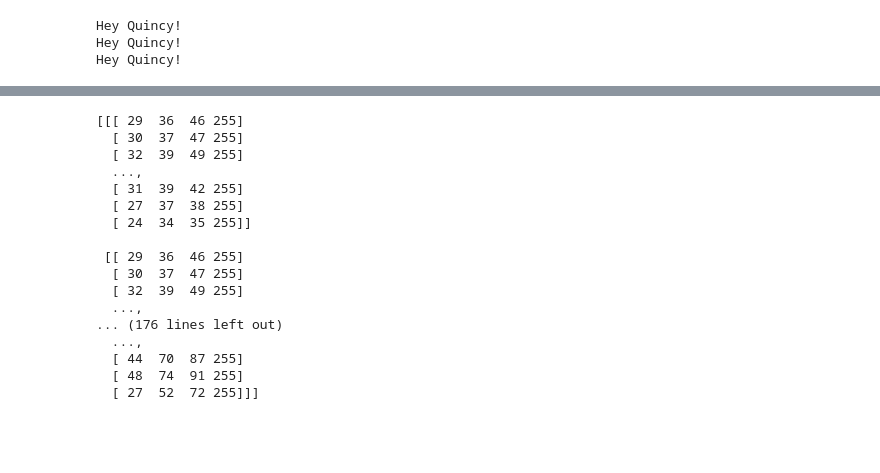
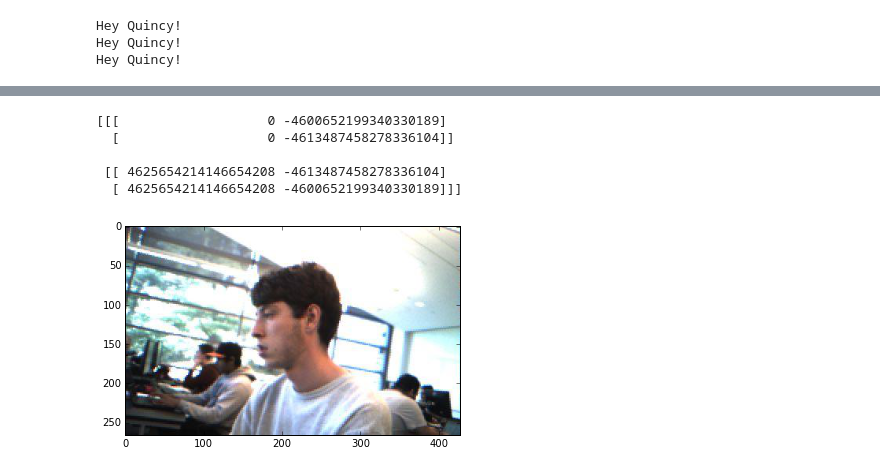
Before and after one commit to quincifer/IPython-Notebook, a Jupyter notebook: Notebooks/[jyro]Numpy-Photobooth-Lab.ipynb, the cells around one changed output, grey strips where cells are left out. Saved outputs shown, nothing was run; the diff lists cells and outputs as text; code cells hidden in the pictures; blank space fills up the shorter version.

```diff
--- a/Notebooks/[jyro]Numpy-Photobooth-Lab.ipynb
+++ b/Notebooks/[jyro]Numpy-Photobooth-Lab.ipynb
@@ -52,15 +33,24 @@ array([[[ 0.,  0.,  0.,  0.,  0.],
+# %%
+
+some = numpy.empty((2, 2, 2), int)
+print some
+# %% [output]
+[[[                   0 -4600652199340330189]
+  [                   0 -4613487458278336104]]
+
+ [[ 4625654214146654208 -4613487458278336104]
+  [ 4625654214146654208 -4600652199340330189]]]
 # %%
 def resize(image,factor):
     resizeX = image.shape[1] * factor
     resizeY = image.shape[0] * factor
-    resized = numpy.empty((resizeY, resizeX, 4), int)
+    resized = numpy.empty((resizeY, resizeX, 4), numpy.uint8)
     for j in range(resizeY):
         for i in range(resizeX):
             resized[j, i] = image[(j/factor), (i/factor)]
 
-    final = numpy.asarray(resized)
-    #imshow(final)
-    print final
+    imshow(resized)
+    #print resized
 # %%
 def mirror(image):
     x = image.shape[1]
@@ -108,25 +98,9 @@ def photobooth(listOfImages):
     #imshow(final)
     print final
 # %%
-flip(theCoolestClassInTheWorld[1])
-mirror(theCoolestClassInTheWorld[0])
-resize(theCoolestClassInTheWorld[2], 2)
-photobooth(theCoolestClassInTheWorld)
+#flip(theCoolestClassInTheWorld[1])
+#mirror(theCoolestClassInTheWorld[0])
+resize(theCoolestClassInTheWorld[2], 1)
+#photobooth(theCoolestClassInTheWorld)
 # %% [output]
-[[[ 29  36  46 255]
-  [ 30  37  47 255]
-  [ 32  39  49 255]
-  ...,
-  [ 31  39  42 255]
-  [ 27  37  38 255]
-  [ 24  34  35 255]]
-
- [[ 29  36  46 255]
-  [ 30  37  47 255]
-  [ 32  39  49 255]
-  ...,
-... (176 lines left out)
-  ...,
-  [ 44  70  87 255]
-  [ 48  74  91 255]
-  [ 27  52  72 255]]]
+[figure, added]
```
Also changed, not shown: parts of 1 cell of this notebook, 2 other files.
